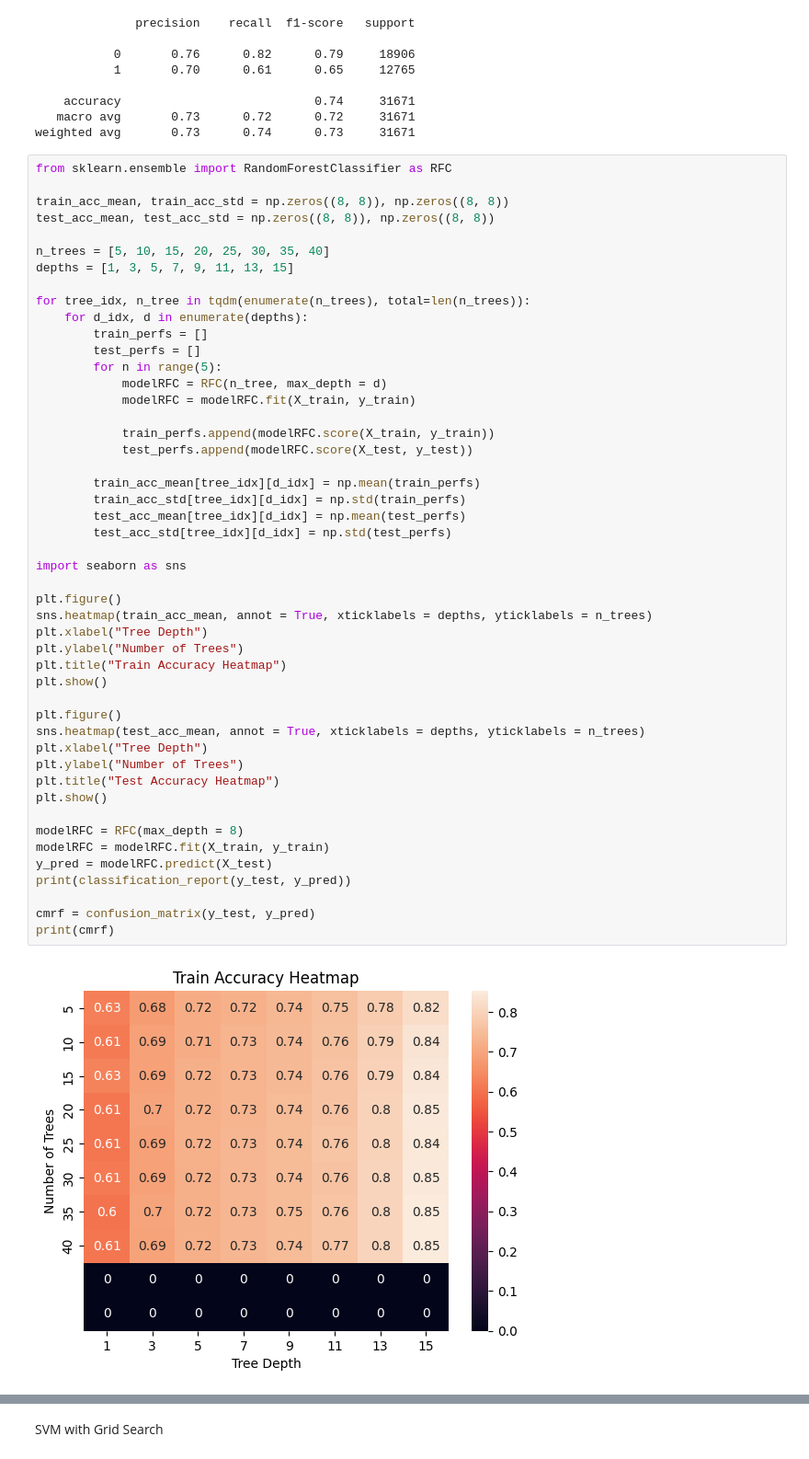
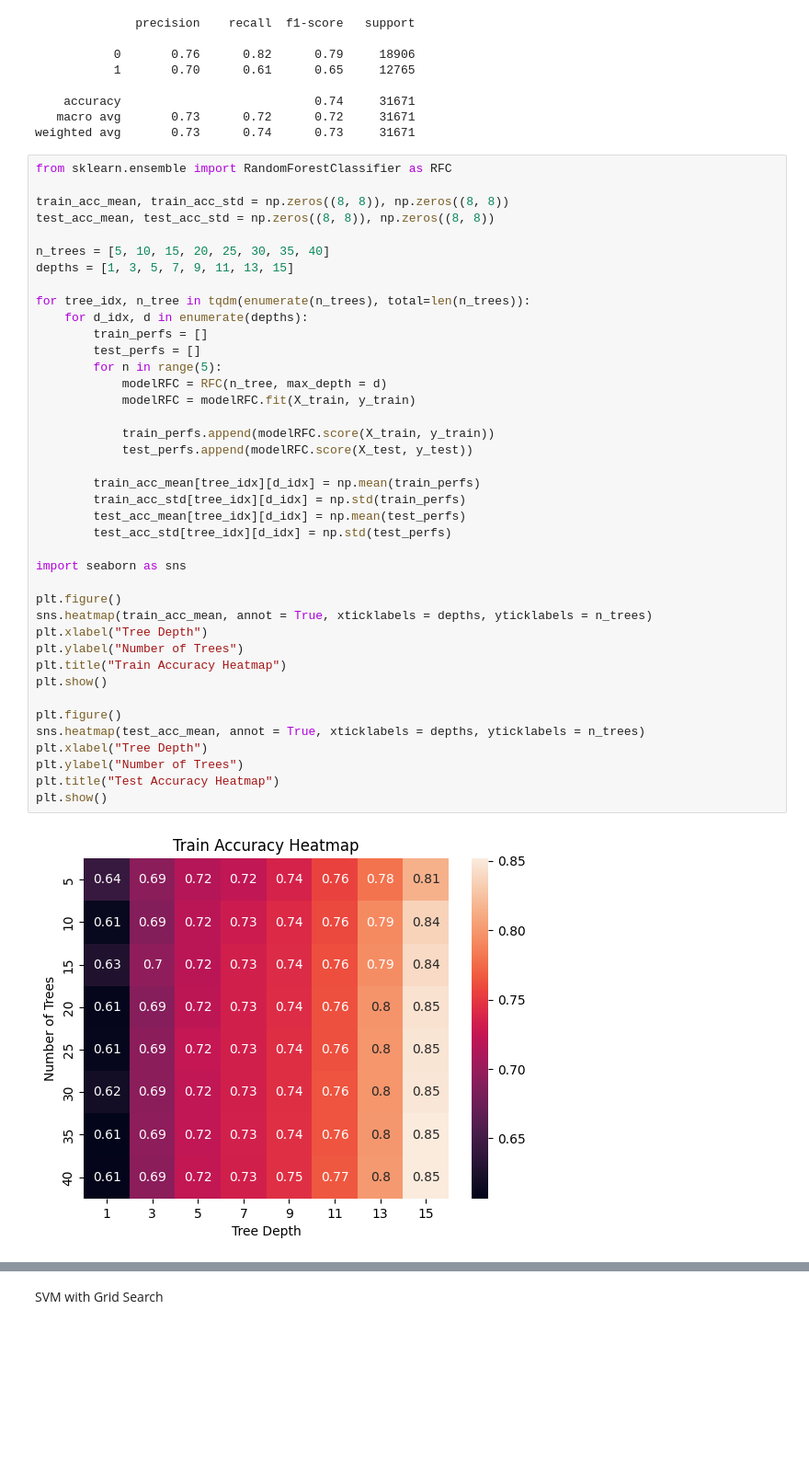
Before and after one commit to Dombau0/TMDL_assignments, a Jupyter notebook: version1.ipynb, the cells around one changed output, grey strips where cells are left out. Shown at 92% size. Cells and saved outputs as stored; diff of their text form; blank space fills up the shorter version.

```diff
--- a/version1.ipynb
+++ b/version1.ipynb
@@ -450,39 +450,31 @@ for tree_idx, n_tree in tqdm(enumerate(n_trees), total=len(n_trees)):
         train_perfs = []
         test_perfs = []
         for n in range(5):
             modelRFC = RFC(n_tree, max_depth = d)
             modelRFC = modelRFC.fit(X_train, y_train)
 
             train_perfs.append(modelRFC.score(X_train, y_train))
             test_perfs.append(modelRFC.score(X_test, y_test))
 
         train_acc_mean[tree_idx][d_idx] = np.mean(train_perfs)
         train_acc_std[tree_idx][d_idx] = np.std(train_perfs)
         test_acc_mean[tree_idx][d_idx] = np.mean(test_perfs)
         test_acc_std[tree_idx][d_idx] = np.std(test_perfs)
 
 import seaborn as sns
 
 plt.figure()
 sns.heatmap(train_acc_mean, annot = True, xticklabels = depths, yticklabels = n_trees)
 plt.xlabel("Tree Depth")
 plt.ylabel("Number of Trees")
 plt.title("Train Accuracy Heatmap")
 plt.show()
 
 plt.figure()
 sns.heatmap(test_acc_mean, annot = True, xticklabels = depths, yticklabels = n_trees)
 plt.xlabel("Tree Depth")
 plt.ylabel("Number of Trees")
 plt.title("Test Accuracy Heatmap")
 plt.show()
-
-modelRFC = RFC(max_depth = 8)
-modelRFC = modelRFC.fit(X_train, y_train)
-y_pred = modelRFC.predict(X_test)
-print(classification_report(y_test, y_pred))
-
-cmrf = confusion_matrix(y_test, y_pred)
-print(cmrf)
 # %% [output]
-[figure, old version]
+[figure, new version]
```
Also changed, not shown: parts of 4 cells of this notebook.
